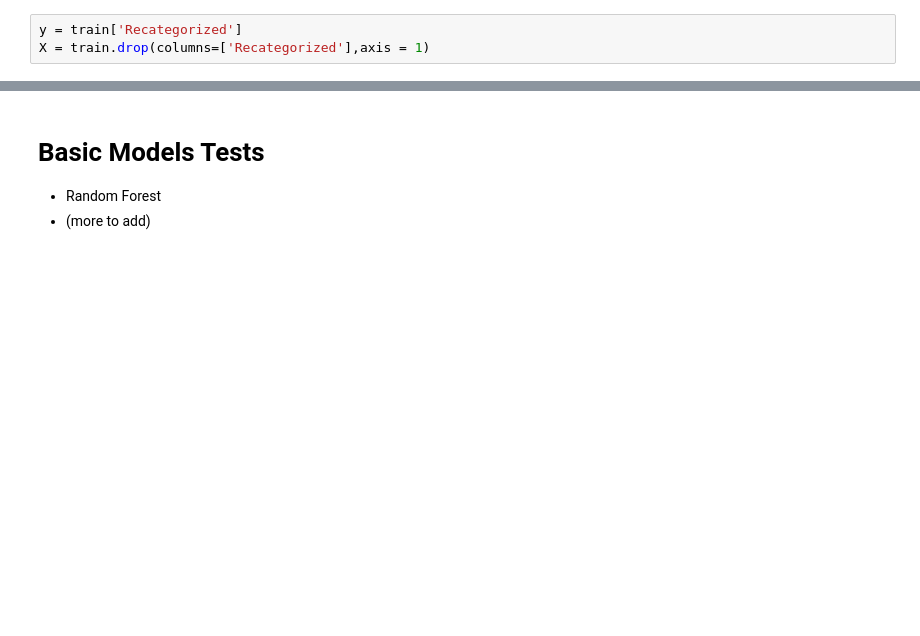
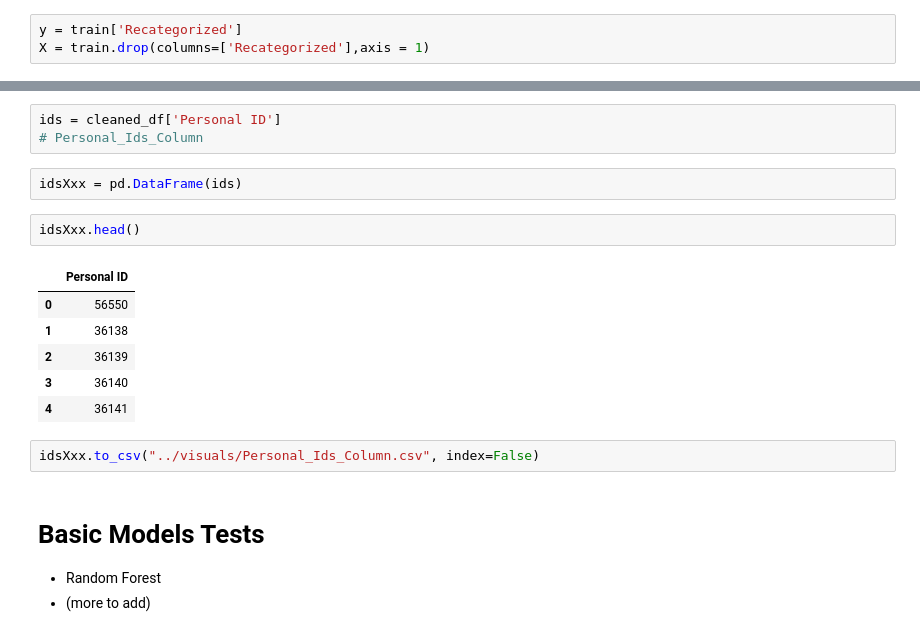
Before and after one commit to BloomTech-Labs/deprecated-family-promise-spokane-ds-b, a Jupyter notebook: visuals/Family_Promise_EDA_copy.ipynb, the cells around one changed output, grey strips where cells are left out. Drawn from its saved outputs; the diff is of its cells as text; blank space fills up the shorter version.

```diff
--- a/visuals/Family_Promise_EDA_copy.ipynb
+++ b/visuals/Family_Promise_EDA_copy.ipynb
@@ -438,3 +449,19 @@ Requirement already satisfied: joblib>=0.11 in /home/lester17/.local/share/virtu
+# %%
+ids = cleaned_df['Personal ID']
+# Personal_Ids_Column
+# %%
+idsXxx = pd.DataFrame(ids)
+# %%
+idsXxx.head()
+# %% [output]
+|  | Personal ID |
+| 0 | 56550 |
+| 1 | 36138 |
+| 2 | 36139 |
+| 3 | 36140 |
+| 4 | 36141 |
+# %%
+idsXxx.to_csv("../visuals/Personal_Ids_Column.csv", index=False)
 # %% [markdown]
 # Basic Models Tests
 - Random Forest
```
Also changed, not shown: parts of 3 cells of this notebook, 12 other files.
